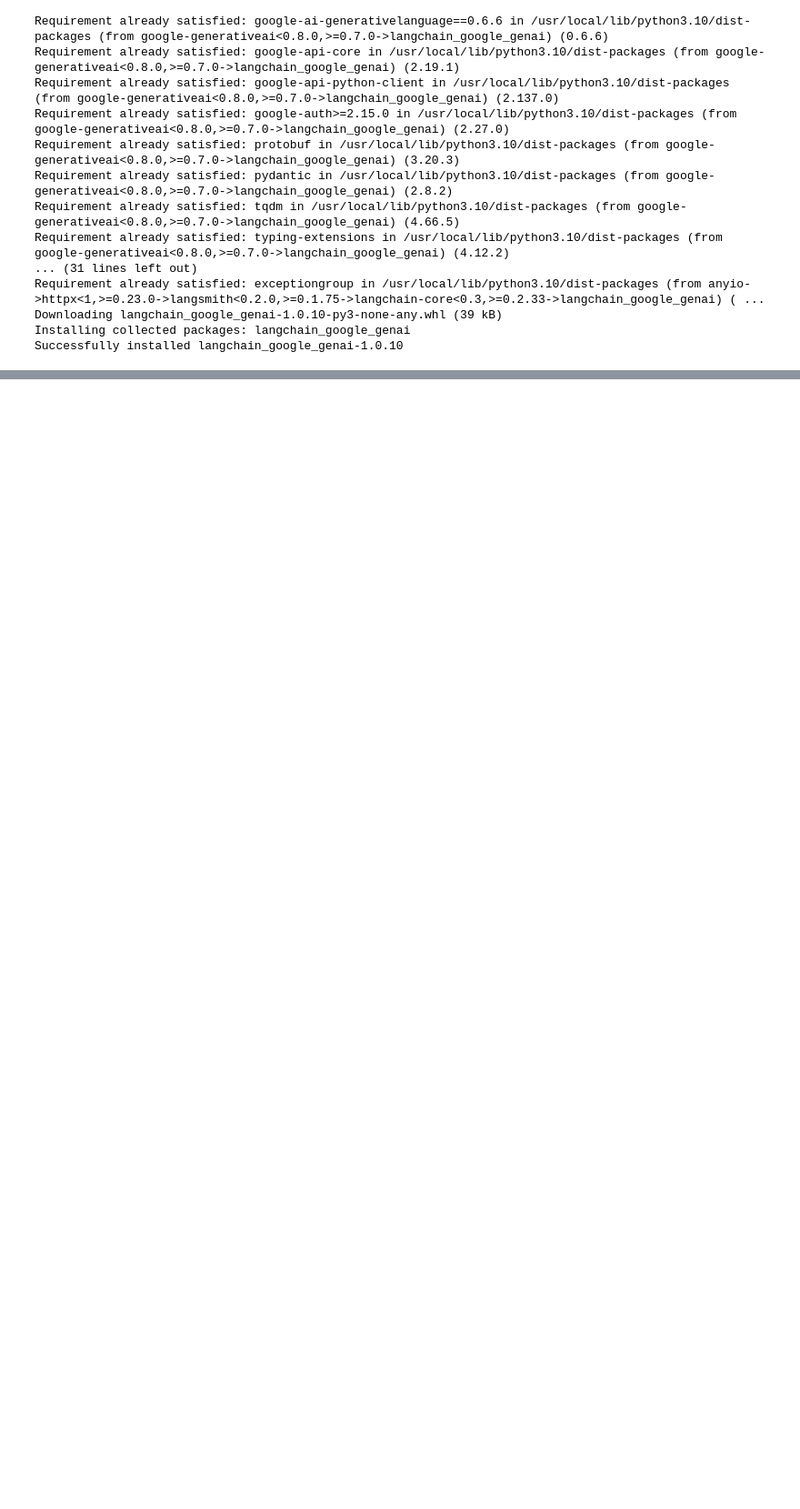
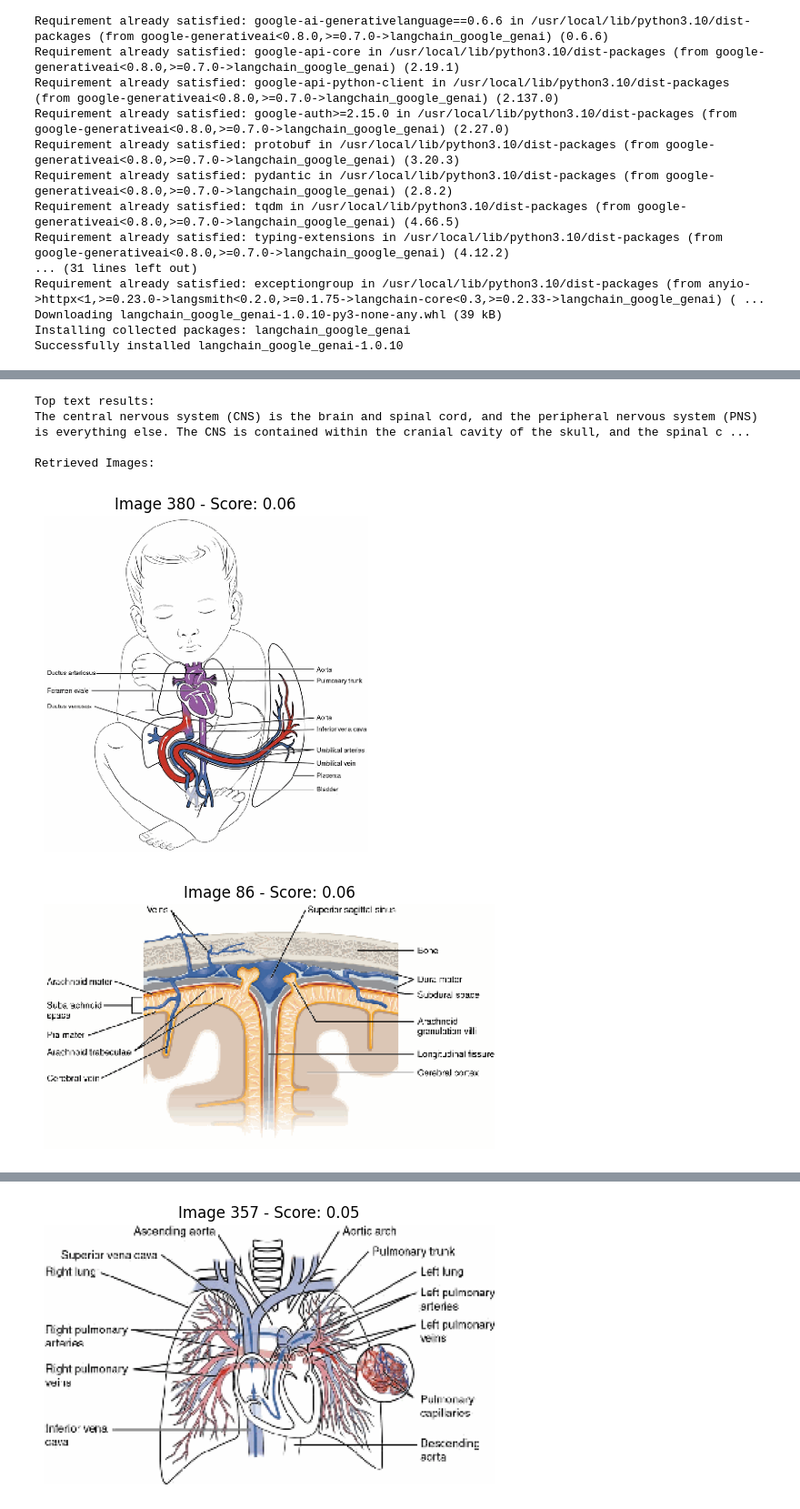
Before and after one commit to lohithgsk/anatomy-chatbot, a Jupyter notebook: Olympiad.ipynb, the cells around one changed output, grey strips where cells are left out. Shown at 91% size. Saved outputs shown, nothing was run; the diff lists cells and outputs as text; code cells hidden in the pictures; blank space fills up the shorter version.

Commit message:
modified model code

```diff
--- a/Olympiad.ipynb
+++ b/Olympiad.ipynb
@@ -186,0 +311,3 @@ WARNING:chromadb.segment.impl.vector.local_hnsw:Number of requested results 5 is
+# %%
+model = ChatGoogleGenerativeAI(model="gemini-pro",google_api_key=API_KEY,
+                             temperature=0.2,convert_system_message_to_human=True)
@@ -186,0 +369,7 @@ WARNING:chromadb.segment.impl.vector.local_hnsw:Number of requested results 5 is
+# %%
+from langchain.vectorstores import Chroma
+import clip
+from PIL import Image
+
+device = "cuda" if torch.cuda.is_available() else "cpu"
+clip_model, preprocess = clip.load("ViT-B/32", device=device)
@@ -186,0 +390,7 @@ WARNING:chromadb.segment.impl.vector.local_hnsw:Number of requested results 5 is
+# %%
+embeddings = GoogleGenerativeAIEmbeddings(model="models/embedding-001",google_api_key=API_KEY)
+text_splitter = RecursiveCharacterTextSplitter(chunk_size=10000, chunk_overlap=1000)
+context = "\n".join(pages_text)
+texts = text_splitter.split_text(context)
+
+vector_index = Chroma.from_texts(texts, embeddings).as_retriever(search_kwargs={"k":5})
@@ -186,0 +479,33 @@ WARNING:chromadb.segment.impl.vector.local_hnsw:Number of requested results 5 is
+# %%
+qa_chain = RetrievalQA.from_chain_type(
+    model,
+    retriever=vector_index,
+    return_source_documents=True
+)
+
+def run_qa_chain(query):
+    """Run the QA chain and retrieve the top images."""
+
+    text_results = qa_chain({"query": query})['result']
+
+    query_embedding = embeddings.embed_query(query)
+
+    top_images = retrieve_images(query_embedding)
+
+    return text_results, top_images
+# %%
+question = "explain central nervous system"
+text_results, top_images = run_qa_chain(question)
+
+print("Top text results:")
+print(text_results)  # Assuming 'result' contains the answer
+
+print("\nRetrieved Images:")
+display_images(top_images)
+# %% [output]
+Top text results:
+The central nervous system (CNS) is the brain and spinal cord, and the peripheral nervous system (PNS) is everything else. The CNS is contained within the cranial cavity of the skull, and the spinal c ...
+
+Retrieved Images:
+[figure, added]
+[figure, added]
@@ -186,0 +513 @@ WARNING:chromadb.segment.impl.vector.local_hnsw:Number of requested results 5 is
+[figure, added]
```
Also changed, not shown: parts of 30 cells of this notebook.
